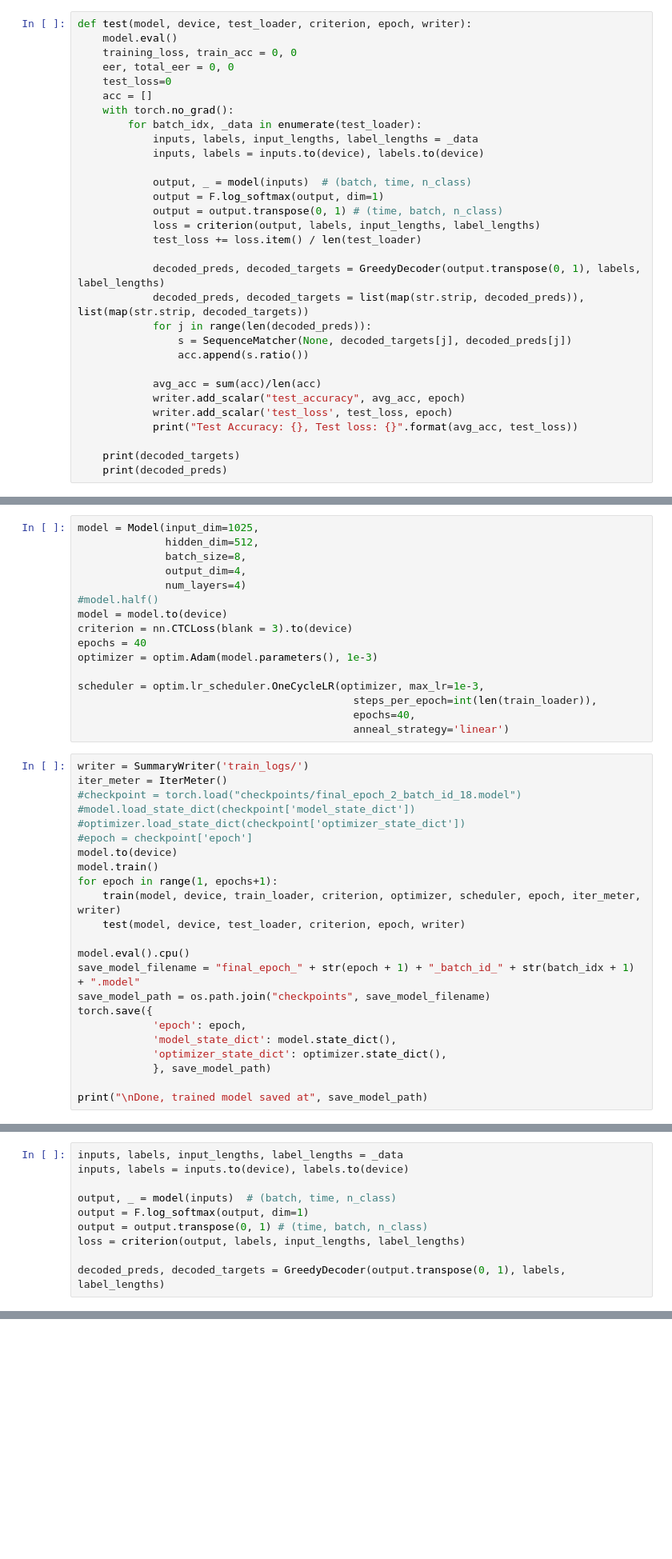
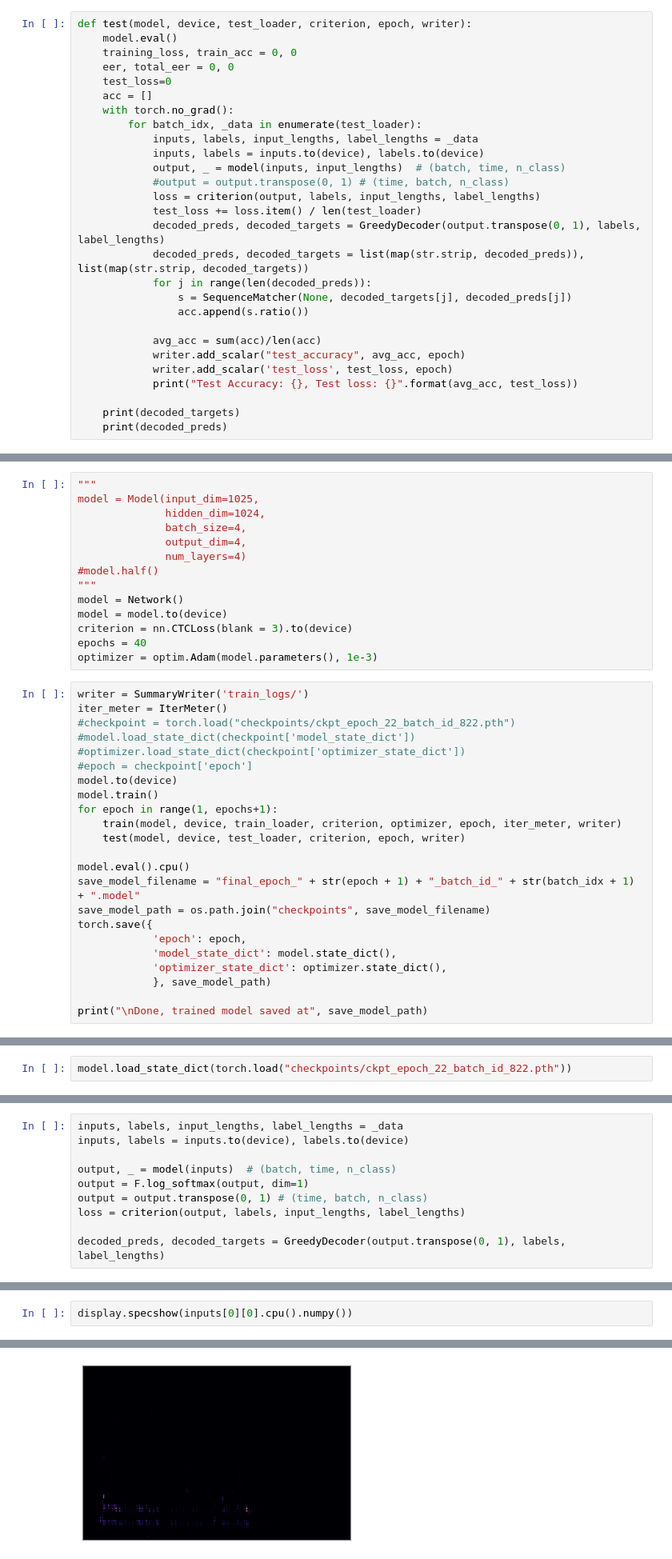
Before and after one commit to ChetanMadan/Code-Switching, a Jupyter notebook: task2.ipynb, the cells around one changed output, grey strips where cells are left out. Shown at 80% size. Saved outputs shown, nothing was run; the diff lists cells and outputs as text; blank space fills up the shorter version.

Commit message:
solved variable length

```diff
--- a/task2.ipynb
+++ b/task2.ipynb
@@ -199,13 +410,10 @@ def test(model, device, test_loader, criterion, epoch, writer):
         for batch_idx, _data in enumerate(test_loader):
             inputs, labels, input_lengths, label_lengths = _data
             inputs, labels = inputs.to(device), labels.to(device)
-
-            output, _ = model(inputs)  # (batch, time, n_class)
-            output = F.log_softmax(output, dim=1)
-            output = output.transpose(0, 1) # (time, batch, n_class)
+            output, _ = model(inputs, input_lengths)  # (batch, time, n_class)
+            #output = output.transpose(0, 1) # (time, batch, n_class)
             loss = criterion(output, labels, input_lengths, label_lengths)
             test_loss += loss.item() / len(test_loader)
-
             decoded_preds, decoded_targets = GreedyDecoder(output.transpose(0, 1), labels, label_lengths)
             decoded_preds, decoded_targets = list(map(str.strip, decoded_preds)), list(map(str.strip, decoded_targets))
             for j in range(len(decoded_preds)):
@@ -233,30 +443,28 @@ class IterMeter(object):
 # %%
+"""
 model = Model(input_dim=1025,
-              hidden_dim=512,
-              batch_size=8,
+              hidden_dim=1024,
+              batch_size=4,
               output_dim=4,
               num_layers=4)
 #model.half()
+"""
+model = Network()
 model = model.to(device)
 criterion = nn.CTCLoss(blank = 3).to(device)
 epochs = 40
 optimizer = optim.Adam(model.parameters(), 1e-3)
-
-scheduler = optim.lr_scheduler.OneCycleLR(optimizer, max_lr=1e-3,
-                                            steps_per_epoch=int(len(train_loader)),
-                                            epochs=40,
-                                            anneal_strategy='linear')
 # %%
 writer = SummaryWriter('train_logs/')
 iter_meter = IterMeter()
-#checkpoint = torch.load("checkpoints/final_epoch_2_batch_id_18.model")
+#checkpoint = torch.load("checkpoints/ckpt_epoch_22_batch_id_822.pth")
 #model.load_state_dict(checkpoint['model_state_dict'])
 #optimizer.load_state_dict(checkpoint['optimizer_state_dict'])
 #epoch = checkpoint['epoch']
 model.to(device)
 model.train()
 for epoch in range(1, epochs+1):
-    train(model, device, train_loader, criterion, optimizer, scheduler, epoch, iter_meter, writer)
+    train(model, device, train_loader, criterion, optimizer, epoch, iter_meter, writer)
     test(model, device, test_loader, criterion, epoch, writer)
 
 model.eval().cpu()
@@ -431,0 +493,2 @@ tensor([[ 2.0926e-07, -1.8998e-08,  2.9872e-07,  ...,  1.8692e-07,
+# %%
+model.load_state_dict(torch.load("checkpoints/ckpt_epoch_22_batch_id_822.pth"))
@@ -597,0 +735,3 @@ KeyboardInterrupt:
+# %%
+display.specshow(inputs[0][0].cpu().numpy())
+# %% [output]
@@ -597,0 +739 @@ KeyboardInterrupt:
+[figure, added]
```
Also changed, not shown: parts of 55 cells of this notebook, 13 other files.
